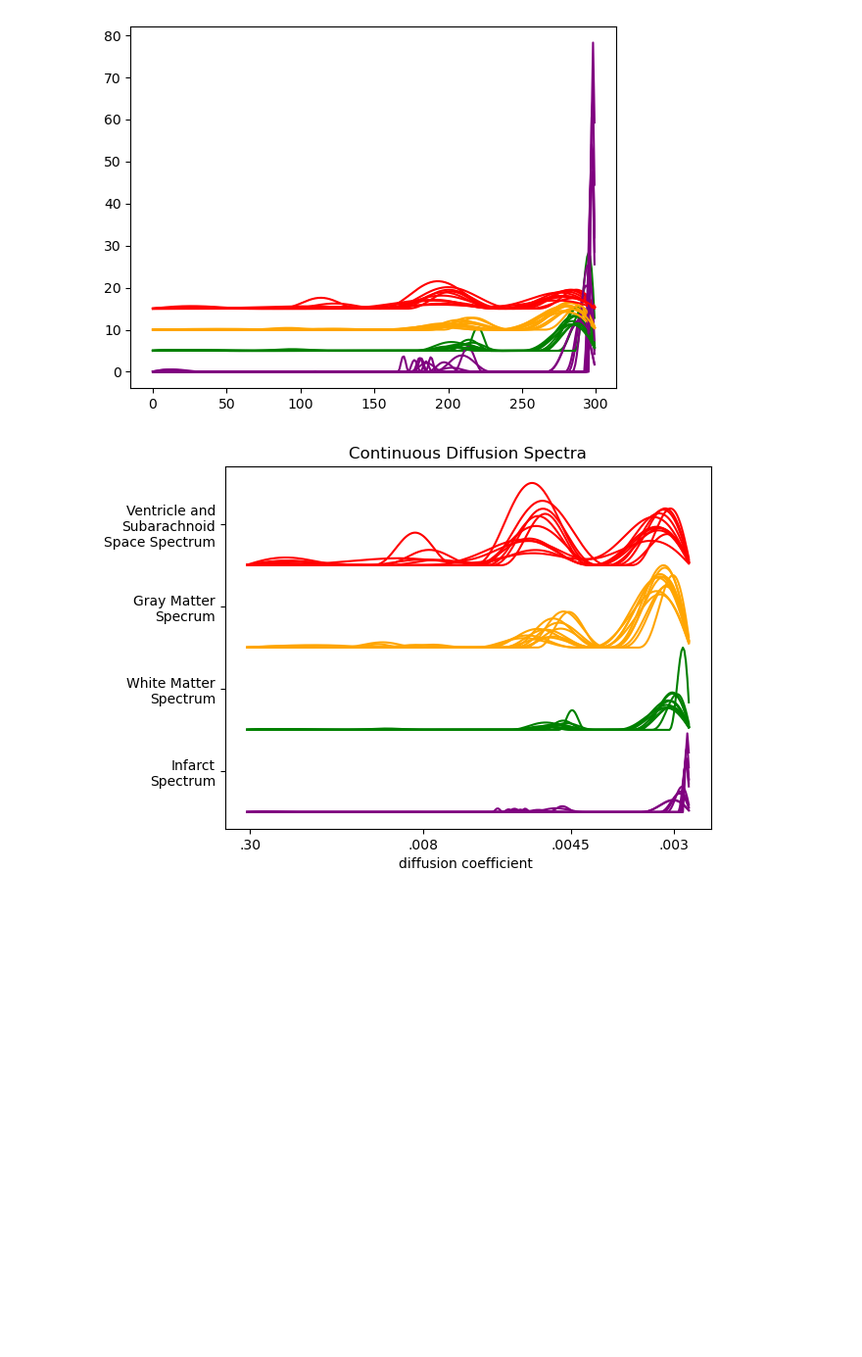
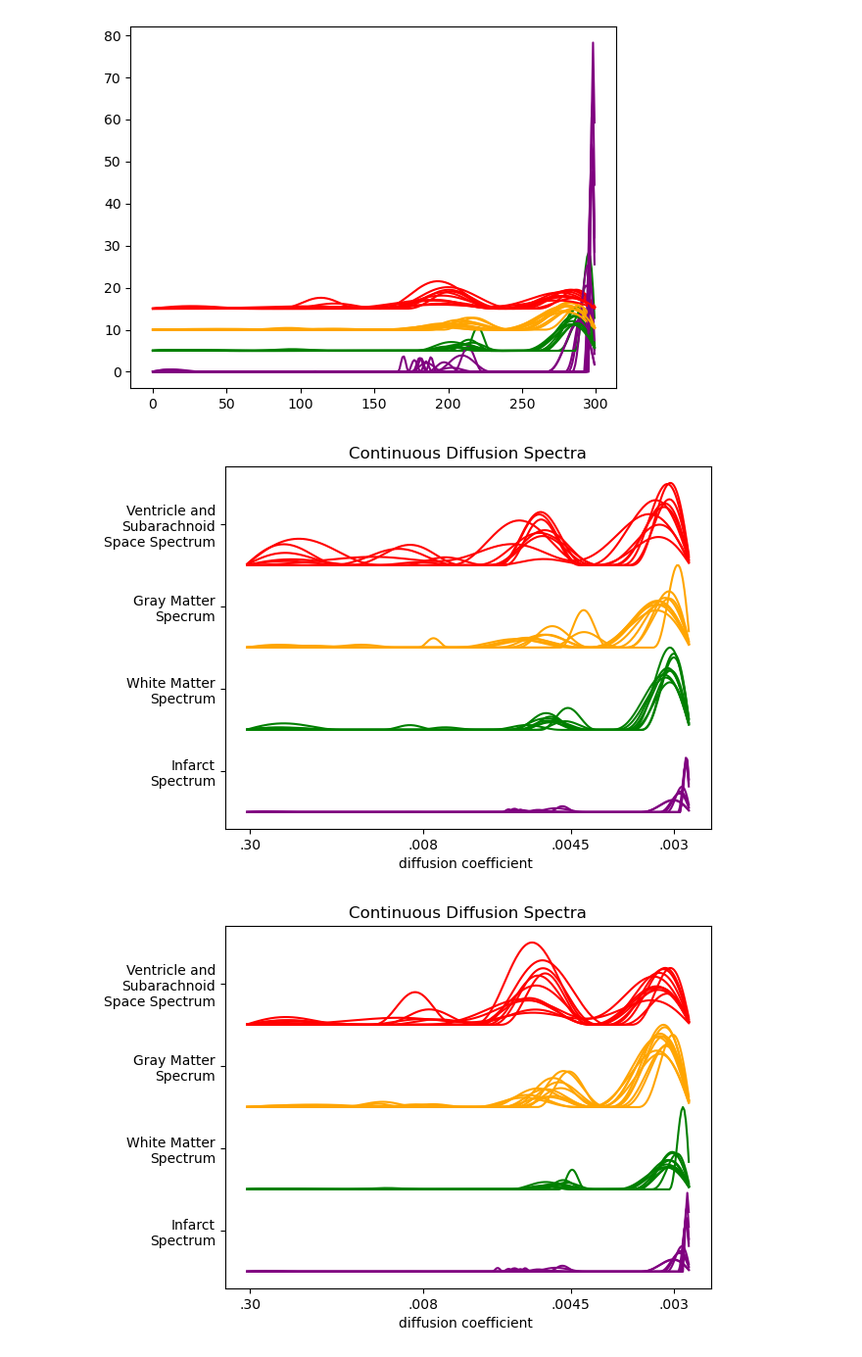
Before and after one commit to miramliu/Multiexp_Simulations_python, a Jupyter notebook: DiffusionSpectraComparisons.ipynb, the cells around one changed output. Shown at 98% size. Drawn from its saved outputs; the diff is of its cells as text; code cells hidden in the pictures; blank space fills up the shorter version.

```diff
--- a/DiffusionSpectraComparisons.ipynb
+++ b/DiffusionSpectraComparisons.ipynb
@@ -112,6 +135,38 @@ for j in range(11):
     pl.plot(x,CSF_basedata[j]+15, color = 'red')
 # %% [output]
 [figure]
+# %%
+WM_hypedata =WM_hype.iloc[:,5:].to_numpy()
+GM_hypedata =GM_hype.iloc[:,5:].to_numpy()
+CSF_hypedata =CSF_hype.iloc[:,5:].to_numpy()
+Infarct_hypedata =Infarct.iloc[:,5:].to_numpy()
+
+#normalize to max peak for simplicity
+WM_hypedata = WM_hypedata/np.max(WM_hypedata)
+GM_hypedata = GM_hypedata/np.max(GM_hypedata)
+CSF_hypedata = CSF_hypedata/np.max(CSF_hypedata)
+Infarct_hypedata = Infarct_hypedata/np.max(Infarct_hypedata)
+
+
+
+x = range(1,301)
+#x = [1/i for i in x]
+for j in range(9):
+        pl.plot(x,Infarct_hypedata[j],color = 'purple')
+        pl.plot(x,WM_hypedata[j]+1, color = 'green')
+        pl.plot(x,GM_hypedata[j]+2, color = 'orange')
+        pl.plot(x,CSF_hypedata[j]+3, color = 'red')
+
+
+#pl.legend(bbox_to_anchor = [1, 0.5])
+pl.title('Continuous Diffusion Spectra')
+pl.xlabel('diffusion coefficient ')
+pl.xticks([3, 120, 220, 290], ['.30', '.008', '.0045', '.003'])
+pl.yticks([.5, 1.5, 2.5, 3.5], ['Infarct\nSpectrum', 'White Matter\nSpectrum', 'Gray Matter\nSpecrum', 'Ventricle and\nSubarachnoid\nSpace Spectrum'])
+pl.show()
+#pl.hlines(3,0,300,color = 'black',linestyle = '--')
+# %% [output]
+[figure, added]
 # %%
 WM_basedata =WM_base.iloc[:,5:].to_numpy()
 GM_basedata =GM_base.iloc[:,5:].to_numpy()
```
Also changed, not shown: parts of 4 cells of this notebook.
